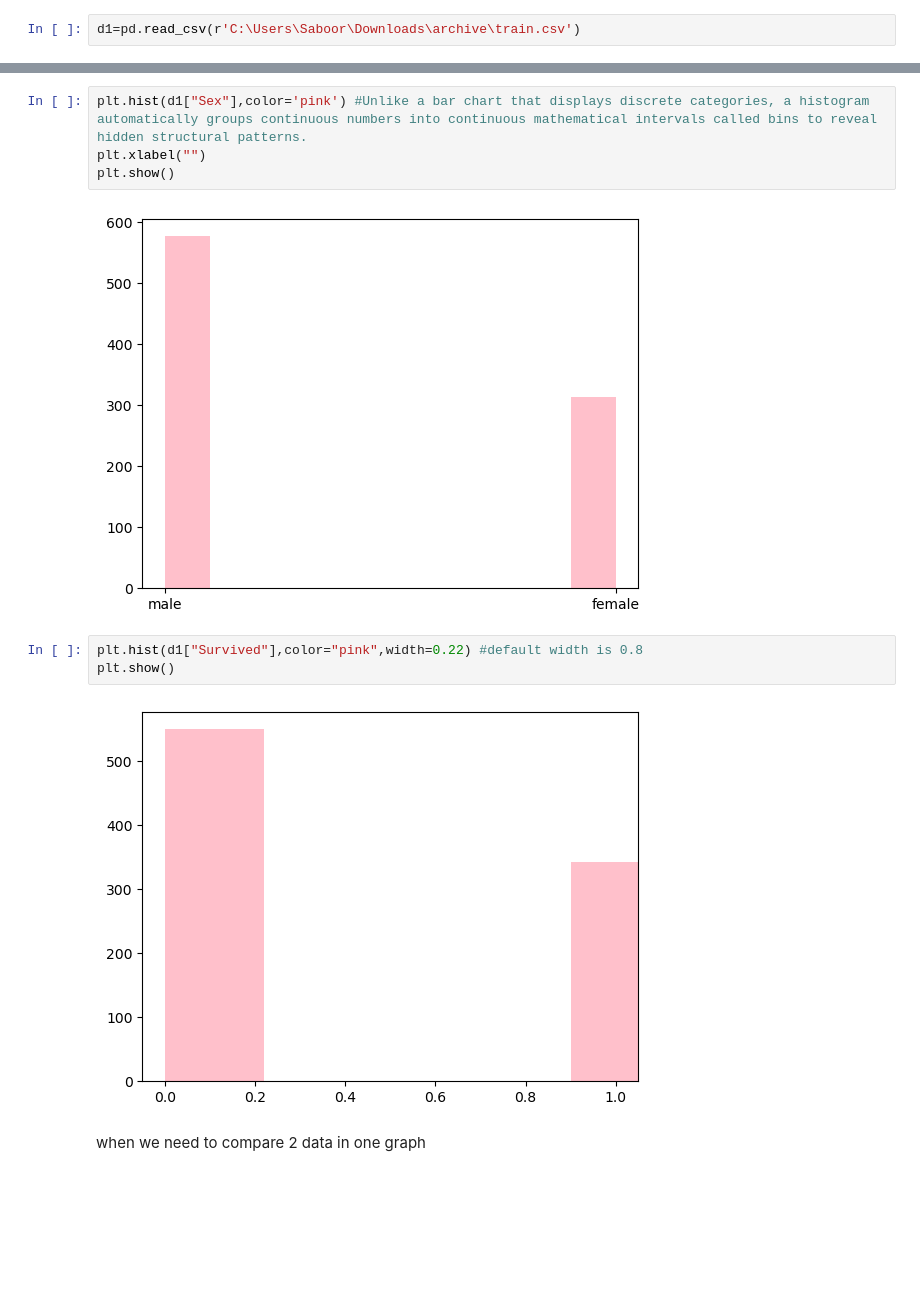
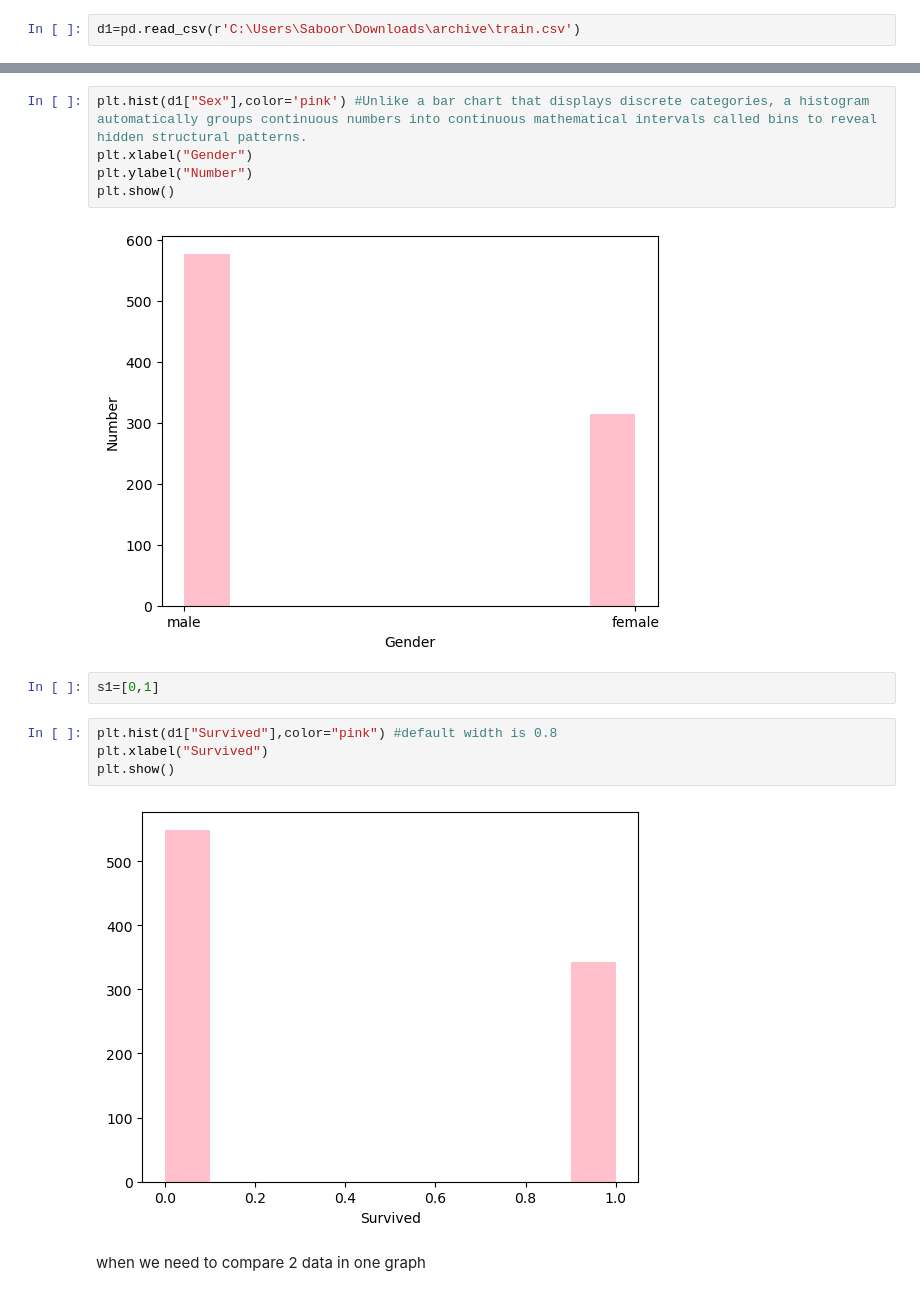
Before and after one commit to saboorkhan6/Analytics, a Jupyter notebook: matplotlibs/index.ipynb, the cells around one changed output, grey strips where cells are left out. Drawn from its saved outputs; the diff is of its cells as text; blank space fills up the shorter version.

```diff
--- a/matplotlibs/index.ipynb
+++ b/matplotlibs/index.ipynb
@@ -130,15 +130,19 @@ d1.head(10)
 | 9 | 10 | 1 | 2 | Nasser, Mrs. Nicholas (Adele Achem) | female | 14.0 | 1 | 0 | 237736 | 30.0708 | ... |
 # %%
 plt.hist(d1["Sex"],color='pink') #Unlike a bar chart that displays discrete categories, a histogram automatically groups continuous numbers into continuous mathematical intervals called bins to reveal hidden structural patterns.
-plt.xlabel("")
+plt.xlabel("Gender")
+plt.ylabel("Number")
 plt.show()
 # %% [output]
-[figure, old version]
+[figure, new version]
+# %%
+s1=[0,1]
 # %%
-plt.hist(d1["Survived"],color="pink",width=0.22) #default width is 0.8
+plt.hist(d1["Survived"],color="pink") #default width is 0.8
+plt.xlabel("Survived")
 plt.show()
 # %% [output]
-[figure, old version]
+[figure, new version]
 # %% [markdown]
 when we need to compare 2 data in one graph
 # %%
```
Also changed, not shown: parts of 3 cells of this notebook, 1 other file.
